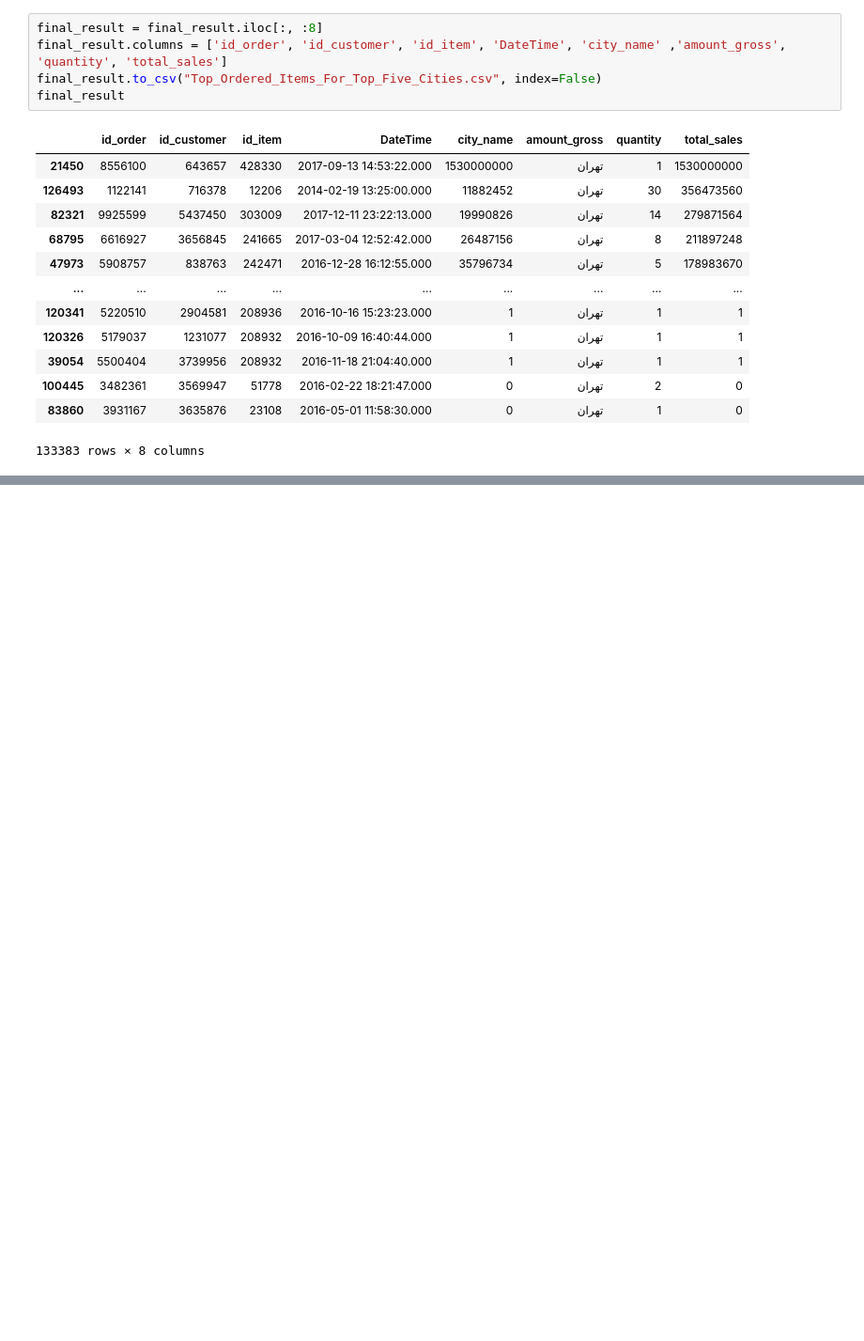
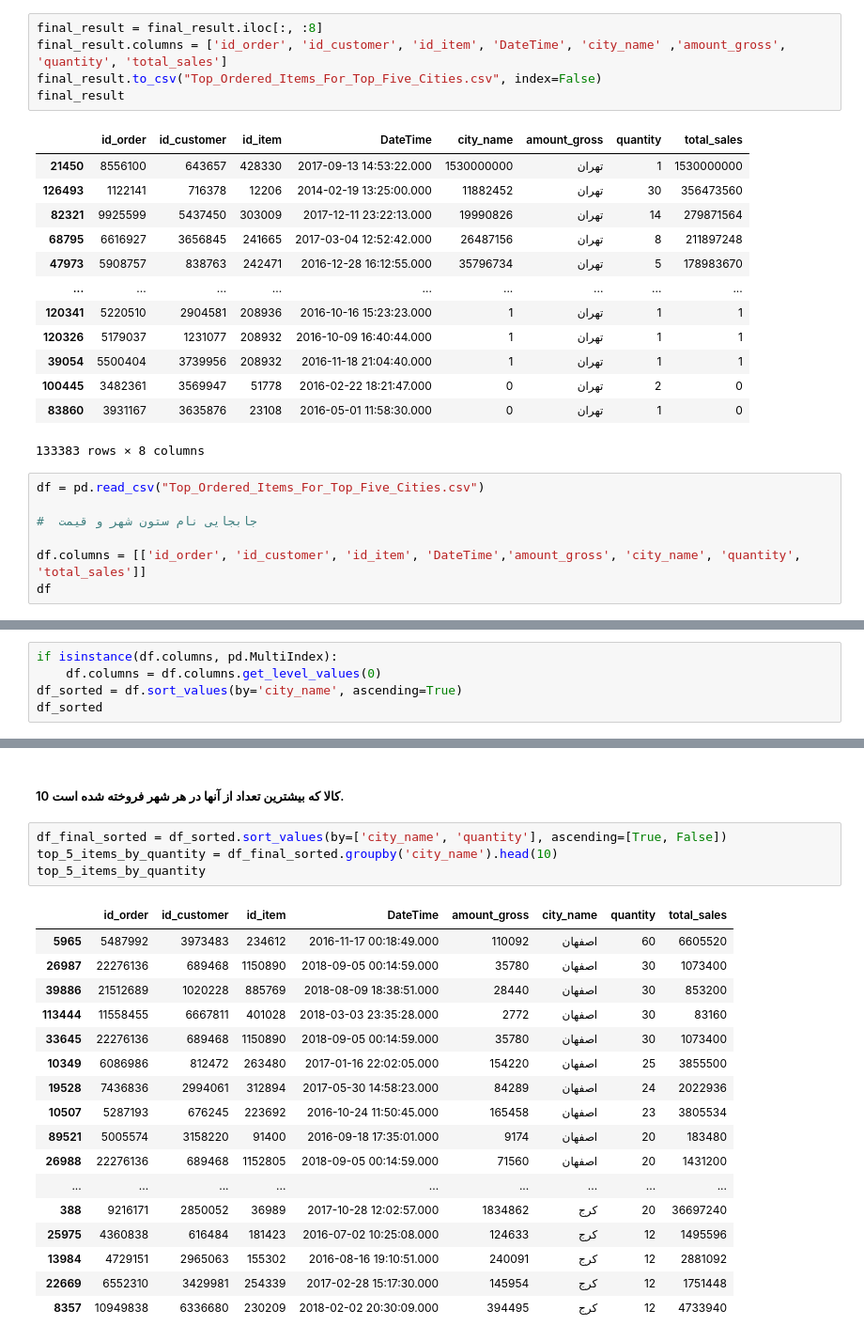
Before and after one commit to kasratookallo-svg/Digi_Kala_Data_Analysis, a Jupyter notebook: Top_10_orders_for_top_5_cities.ipynb, the cells around one changed output, grey strips where cells are left out. Shown at 94% size. Drawn from its saved outputs; the diff is of its cells as text; blank space fills up the shorter version.

```diff
--- a/Top_10_orders_for_top_5_cities.ipynb
+++ b/Top_10_orders_for_top_5_cities.ipynb
@@ -317,3 +307,10 @@ final_result
 | 100445 | 3482361 | 3569947 | 51778 | 2016-02-22 18:21:47.000 | 0 | تهران | 2 | 0 |
 | 83860 | 3931167 | 3635876 | 23108 | 2016-05-01 11:58:30.000 | 0 | تهران | 1 | 0 |
 133383 rows × 8 columns
+# %%
+df = pd.read_csv("Top_Ordered_Items_For_Top_Five_Cities.csv")
+
+#  جابجایی نام ستون شهر و قیمت
+
+df.columns = [['id_order', 'id_customer', 'id_item', 'DateTime','amount_gross', 'city_name', 'quantity', 'total_sales']]
+df
@@ -319,0 +333,5 @@ final_result
+# %%
+if isinstance(df.columns, pd.MultiIndex):
+    df.columns = df.columns.get_level_values(0)
+df_sorted = df.sort_values(by='city_name', ascending=True)
+df_sorted
@@ -319,0 +352,24 @@ final_result
+# %% [markdown]
+##### 10 کالا که بیشترین تعداد از آنها در هر شهر فروخته شده است.
+# %%
+df_final_sorted = df_sorted.sort_values(by=['city_name', 'quantity'], ascending=[True, False])
+top_5_items_by_quantity = df_final_sorted.groupby('city_name').head(10)
+top_5_items_by_quantity
+# %% [output]
+|  | id_order | id_customer | id_item | DateTime | amount_gross | city_name | quantity | total_sales |
+| 5965 | 5487992 | 3973483 | 234612 | 2016-11-17 00:18:49.000 | 110092 | اصفهان | 60 | 6605520 |
+| 26987 | 22276136 | 689468 | 1150890 | 2018-09-05 00:14:59.000 | 35780 | اصفهان | 30 | 1073400 |
+| 39886 | 21512689 | 1020228 | 885769 | 2018-08-09 18:38:51.000 | 28440 | اصفهان | 30 | 853200 |
+| 113444 | 11558455 | 6667811 | 401028 | 2018-03-03 23:35:28.000 | 2772 | اصفهان | 30 | 83160 |
+| 33645 | 22276136 | 689468 | 1150890 | 2018-09-05 00:14:59.000 | 35780 | اصفهان | 30 | 1073400 |
+| 10349 | 6086986 | 812472 | 263480 | 2017-01-16 22:02:05.000 | 154220 | اصفهان | 25 | 3855500 |
+| 19528 | 7436836 | 2994061 | 312894 | 2017-05-30 14:58:23.000 | 84289 | اصفهان | 24 | 2022936 |
+| 10507 | 5287193 | 676245 | 223692 | 2016-10-24 11:50:45.000 | 165458 | اصفهان | 23 | 3805534 |
+| 89521 | 5005574 | 3158220 | 91400 | 2016-09-18 17:35:01.000 | 9174 | اصفهان | 20 | 183480 |
+| 26988 | 22276136 | 689468 | 1152805 | 2018-09-05 00:14:59.000 | 71560 | اصفهان | 20 | 1431200 |
+| ... | ... | ... | ... | ... | ... | ... | ... | ... |
+| 388 | 9216171 | 2850052 | 36989 | 2017-10-28 12:02:57.000 | 1834862 | کرج | 20 | 36697240 |
+| 25975 | 4360838 | 616484 | 181423 | 2016-07-02 10:25:08.000 | 124633 | کرج | 12 | 1495596 |
+| 13984 | 4729151 | 2965063 | 155302 | 2016-08-16 19:10:51.000 | 240091 | کرج | 12 | 2881092 |
+| 22669 | 6552310 | 3429981 | 254339 | 2017-02-28 15:17:30.000 | 145954 | کرج | 12 | 1751448 |
+| 8357 | 10949838 | 6336680 | 230209 | 2018-02-02 20:30:09.000 | 394495 | کرج | 12 | 4733940 |
```
Also changed, not shown: parts of 5 cells of this notebook, 1 other file.
